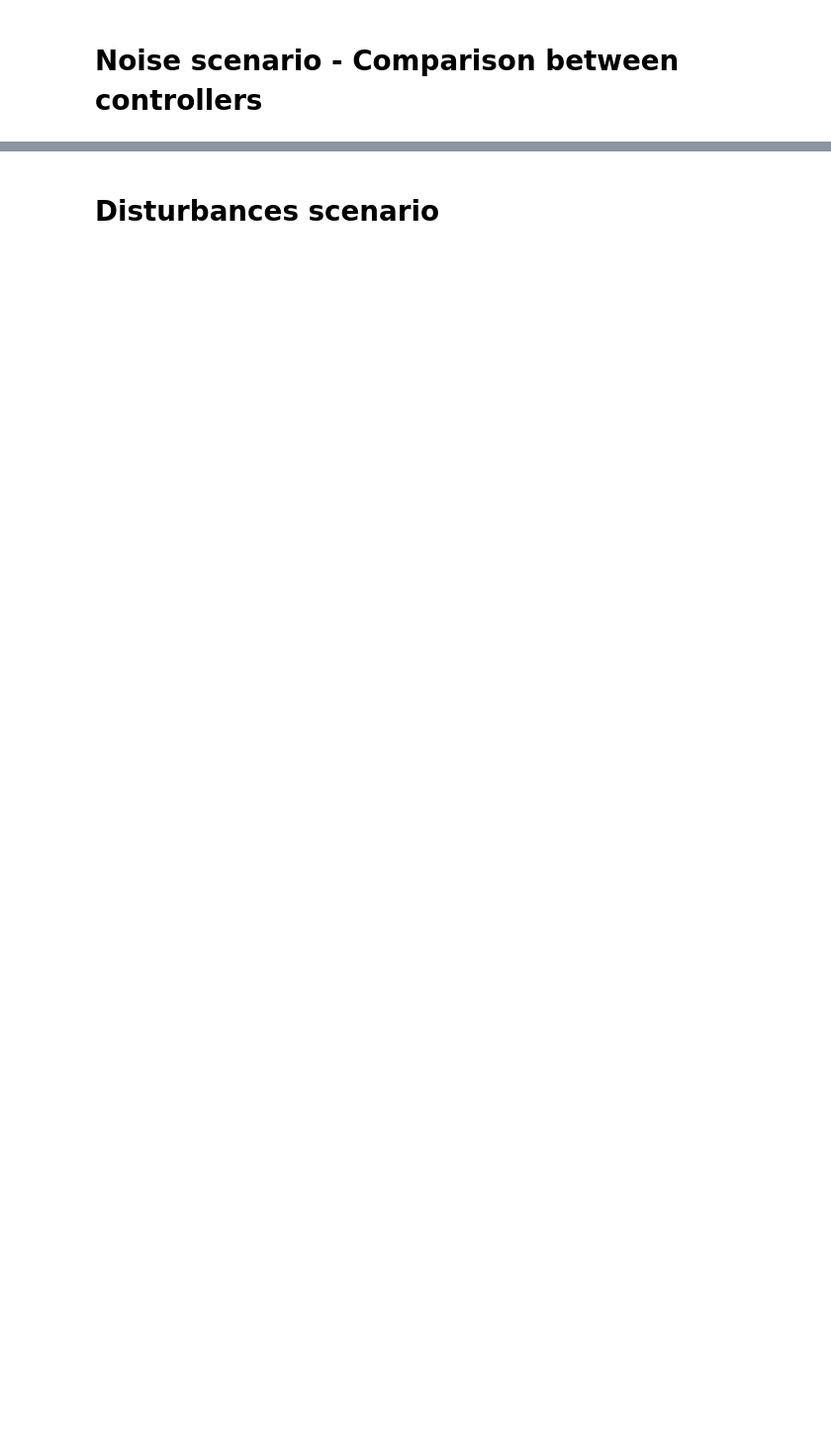
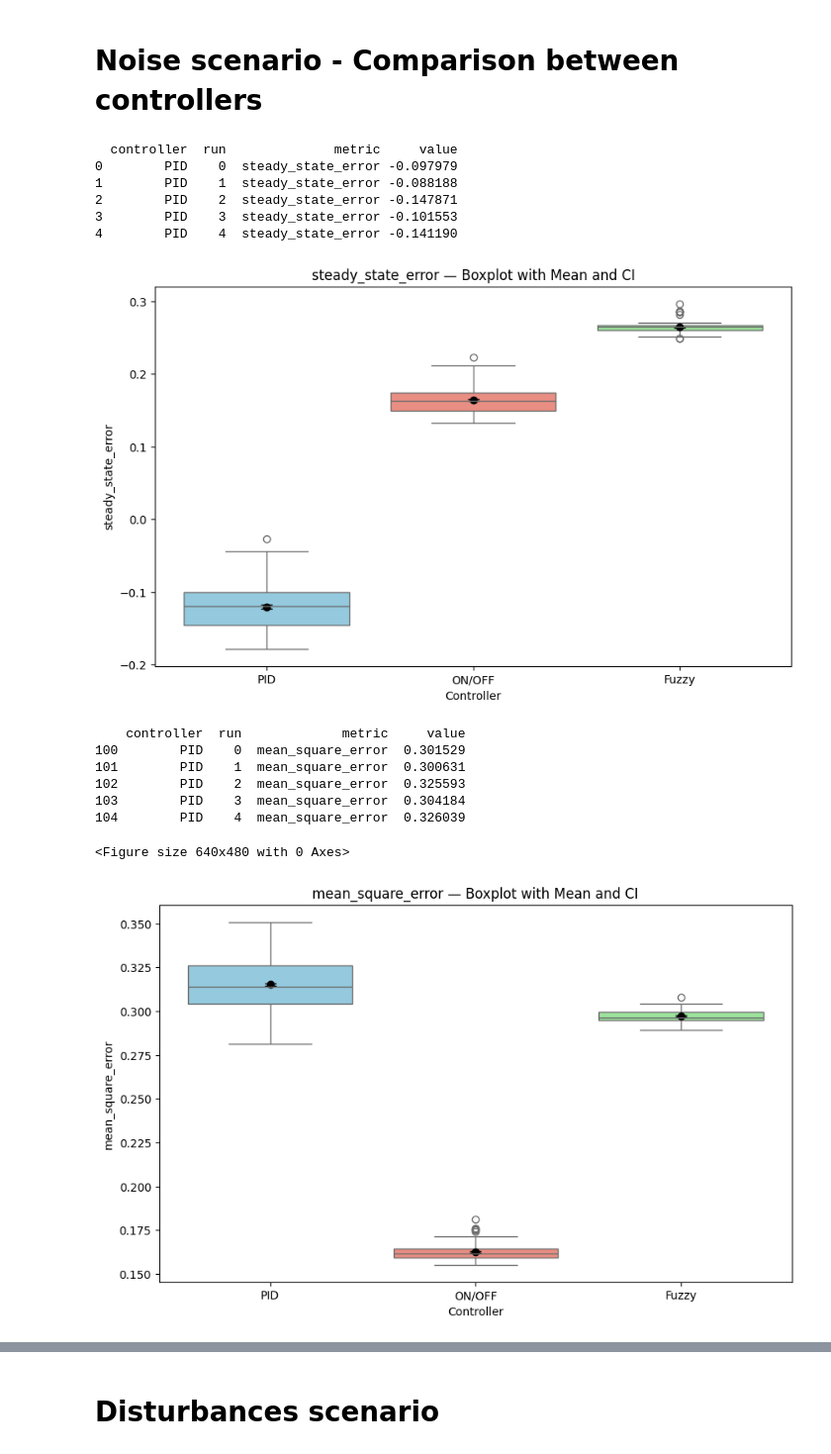
Before and after one commit to chiamara02/simulation_project, a Jupyter notebook: evaluation/metrics_plot.ipynb, the cells around one changed output, grey strips where cells are left out. Shown: that part at 99% size. Drawn from its saved outputs; the diff is of its cells as text; code cells hidden in the pictures; blank space fills up the shorter version.

```diff
--- a/evaluation/metrics_plot.ipynb
+++ b/evaluation/metrics_plot.ipynb
@@ -102,4 +142,20 @@ results_fuzzy['controller'] = 'Fuzzy'
 
 results_noise = pd.concat([results_pid, results_onoff, results_fuzzy])
 # %%
-boxplot_of_metrics(results_noise, summary_stats_noise, palette)
+boxplot_of_metrics(results_noise, summary_stats_noise, palette, "with_noise")
+# %% [output]
+  controller  run              metric     value
+0        PID    0  steady_state_error -0.097979
+1        PID    1  steady_state_error -0.088188
+2        PID    2  steady_state_error -0.147871
+3        PID    3  steady_state_error -0.101553
+4        PID    4  steady_state_error -0.141190
+[figure, added]
+    controller  run             metric     value
+100        PID    0  mean_square_error  0.301529
+101        PID    1  mean_square_error  0.300631
+102        PID    2  mean_square_error  0.325593
+103        PID    3  mean_square_error  0.304184
+104        PID    4  mean_square_error  0.326039
+<Figure size 640x480 with 0 Axes>
+[figure, added]
```
Also changed, not shown: parts of 4 cells of this notebook, 3 other files.
